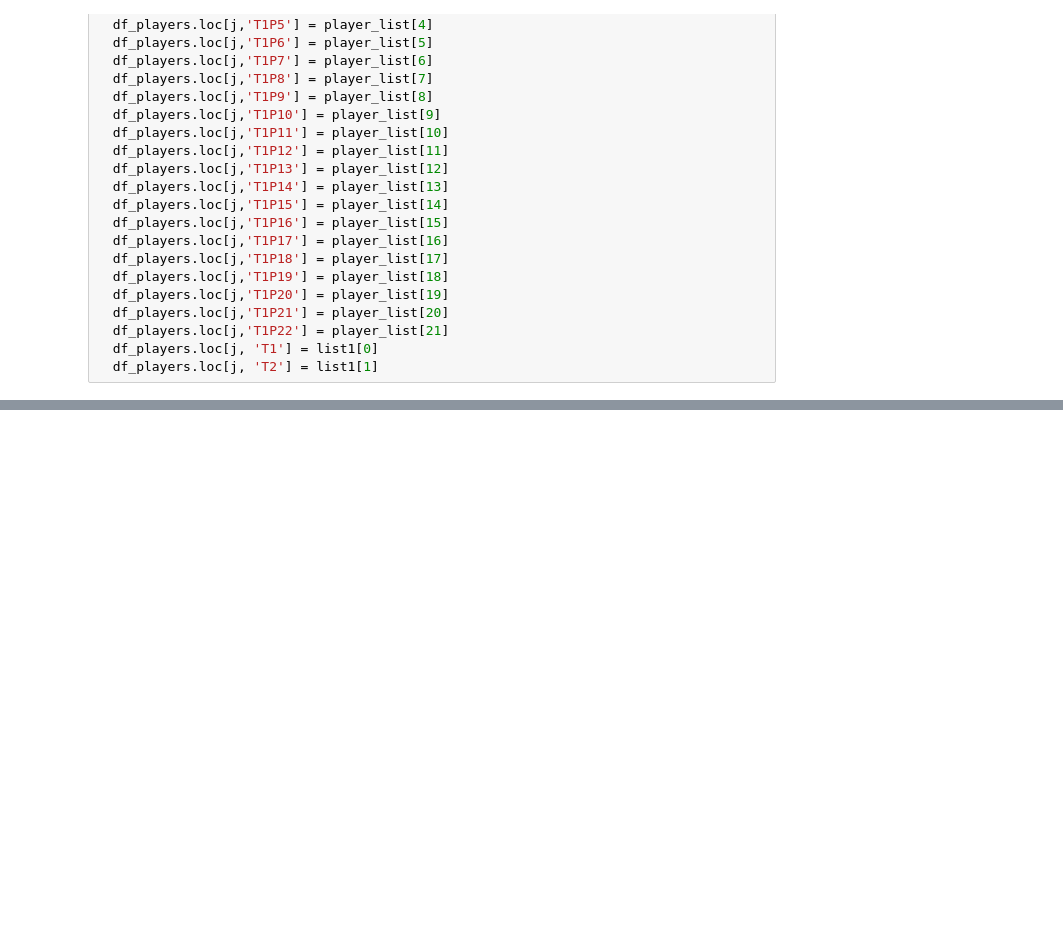
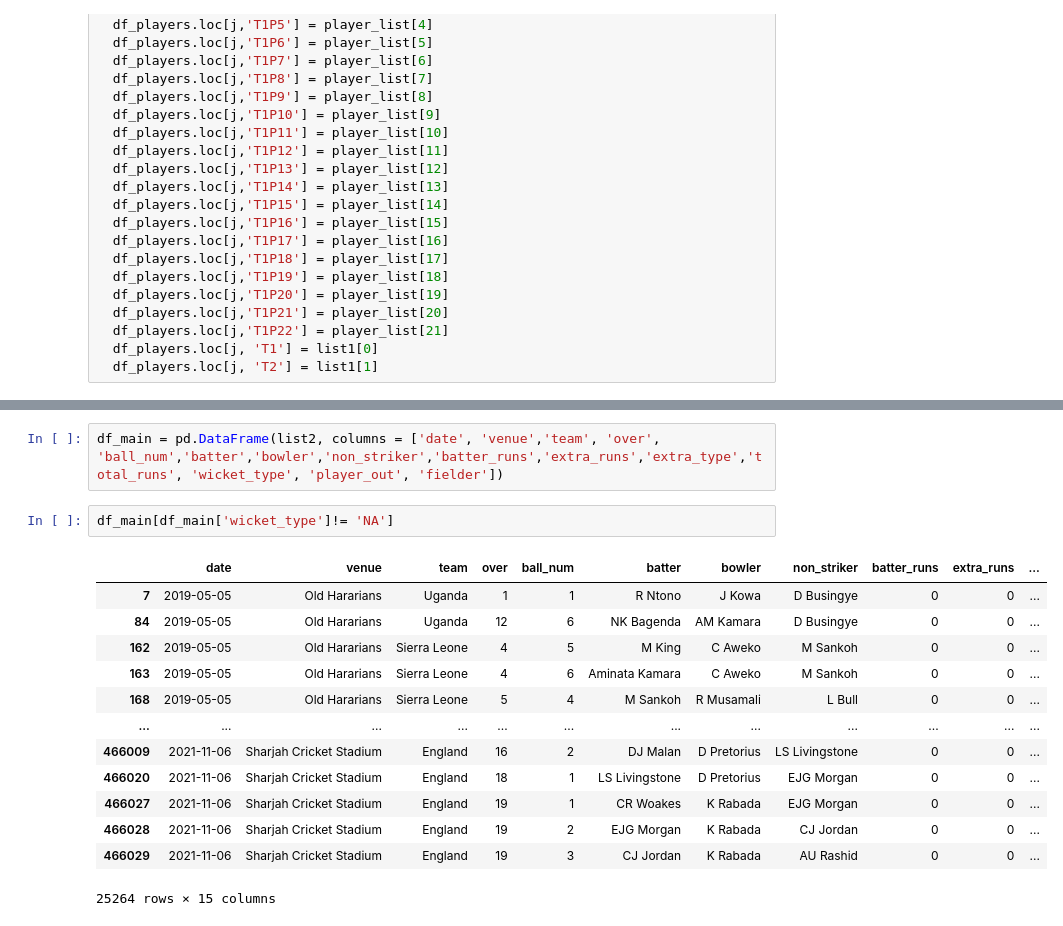
Before and after one commit to Asif1310/3009, a Jupyter notebook: Cricketanalysis.ipynb, the cells around one changed output, grey strips where cells are left out. Saved outputs shown, nothing was run; the diff lists cells and outputs as text; blank space fills up the shorter version.

Commit message:
Added a new data frame with ball-by-ball data

```diff
--- a/Cricketanalysis.ipynb
+++ b/Cricketanalysis.ipynb
@@ -162,0 +223,18 @@ df_players.head()
+# %%
+df_main = pd.DataFrame(list2, columns = ['date', 'venue','team', 'over', 'ball_num','batter','bowler','non_striker','batter_runs','extra_runs','extra_type','total_runs', 'wicket_type', 'player_out', 'fielder'])
+# %%
+df_main[df_main['wicket_type']!= 'NA']
+# %% [output]
+|  | date | venue | team | over | ball_num | batter | bowler | non_striker | batter_runs | extra_runs | ... |
+| 7 | 2019-05-05 | Old Hararians | Uganda | 1 | 1 | R Ntono | J Kowa | D Busingye | 0 | 0 | ... |
+| 84 | 2019-05-05 | Old Hararians | Uganda | 12 | 6 | NK Bagenda | AM Kamara | D Busingye | 0 | 0 | ... |
+| 162 | 2019-05-05 | Old Hararians | Sierra Leone | 4 | 5 | M King | C Aweko | M Sankoh | 0 | 0 | ... |
+| 163 | 2019-05-05 | Old Hararians | Sierra Leone | 4 | 6 | Aminata Kamara | C Aweko | M Sankoh | 0 | 0 | ... |
+| 168 | 2019-05-05 | Old Hararians | Sierra Leone | 5 | 4 | M Sankoh | R Musamali | L Bull | 0 | 0 | ... |
+| ... | ... | ... | ... | ... | ... | ... | ... | ... | ... | ... | ... |
+| 466009 | 2021-11-06 | Sharjah Cricket Stadium | England | 16 | 2 | DJ Malan | D Pretorius | LS Livingstone | 0 | 0 | ... |
+| 466020 | 2021-11-06 | Sharjah Cricket Stadium | England | 18 | 1 | LS Livingstone | D Pretorius | EJG Morgan | 0 | 0 | ... |
+| 466027 | 2021-11-06 | Sharjah Cricket Stadium | England | 19 | 1 | CR Woakes | K Rabada | EJG Morgan | 0 | 0 | ... |
+| 466028 | 2021-11-06 | Sharjah Cricket Stadium | England | 19 | 2 | EJG Morgan | K Rabada | CJ Jordan | 0 | 0 | ... |
+| 466029 | 2021-11-06 | Sharjah Cricket Stadium | England | 19 | 3 | CJ Jordan | K Rabada | AU Rashid | 0 | 0 | ... |
+25264 rows × 15 columns
```
Also changed, not shown: parts of 7 cells of this notebook.
